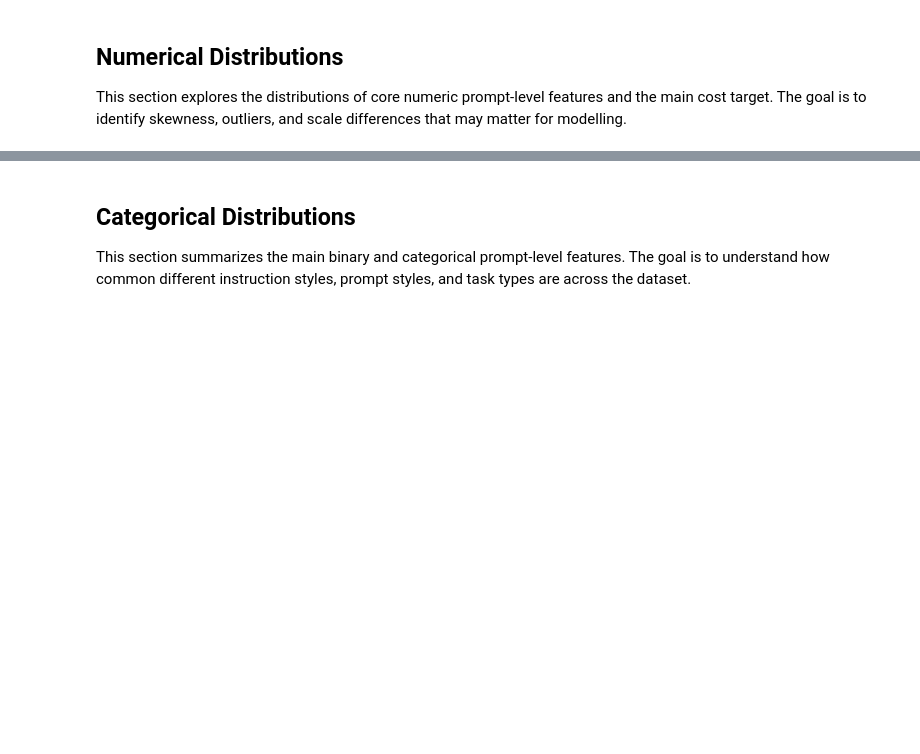
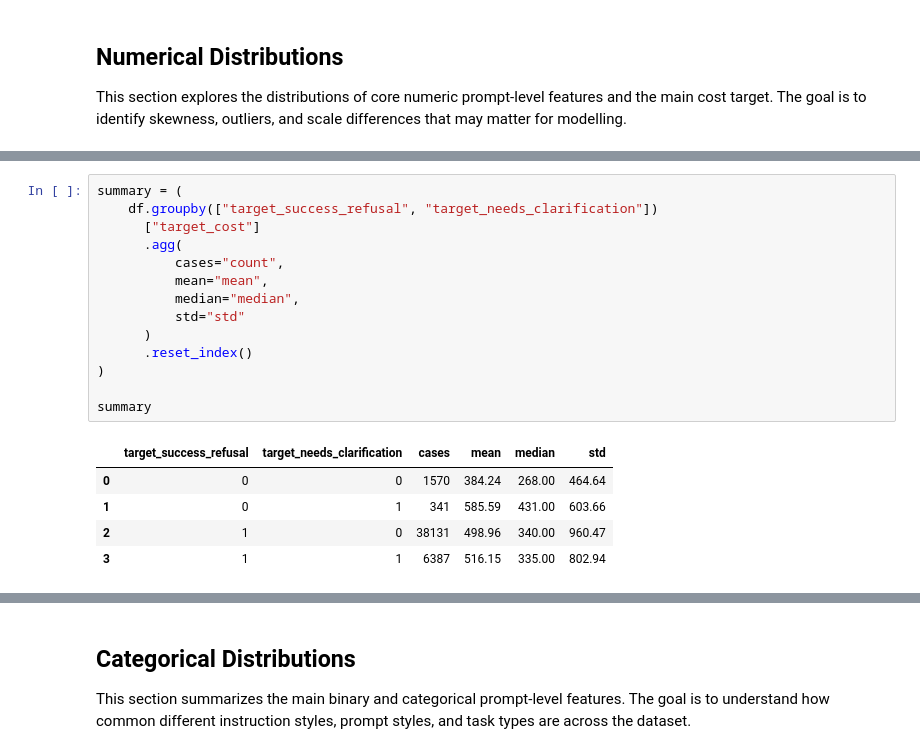
Before and after one commit to Thoericht/llm-sustainability-analysis, a Jupyter notebook: 02_notebooks/03_data_exploration.ipynb, the cells around one changed output, grey strips where cells are left out. Drawn from its saved outputs; the diff is of its cells as text; blank space fills up the shorter version.

```diff
--- a/02_notebooks/03_data_exploration.ipynb
+++ b/02_notebooks/03_data_exploration.ipynb
@@ -363,0 +381,20 @@ plt.show()
+# %%
+summary = (
+    df.groupby(["target_success_refusal", "target_needs_clarification"])
+      ["target_cost"]
+      .agg(
+          cases="count",
+          mean="mean",
+          median="median",
+          std="std"
+      )
+      .reset_index()
+)
+
+summary
+# %% [output]
+|  | target_success_refusal | target_needs_clarification | cases | mean | median | std |
+| 0 | 0 | 0 | 1570 | 384.24 | 268.00 | 464.64 |
+| 1 | 0 | 1 | 341 | 585.59 | 431.00 | 603.66 |
+| 2 | 1 | 0 | 38131 | 498.96 | 340.00 | 960.47 |
+| 3 | 1 | 1 | 6387 | 516.15 | 335.00 | 802.94 |
```
Also changed, not shown: parts of 11 cells of this notebook, 1 other file.
